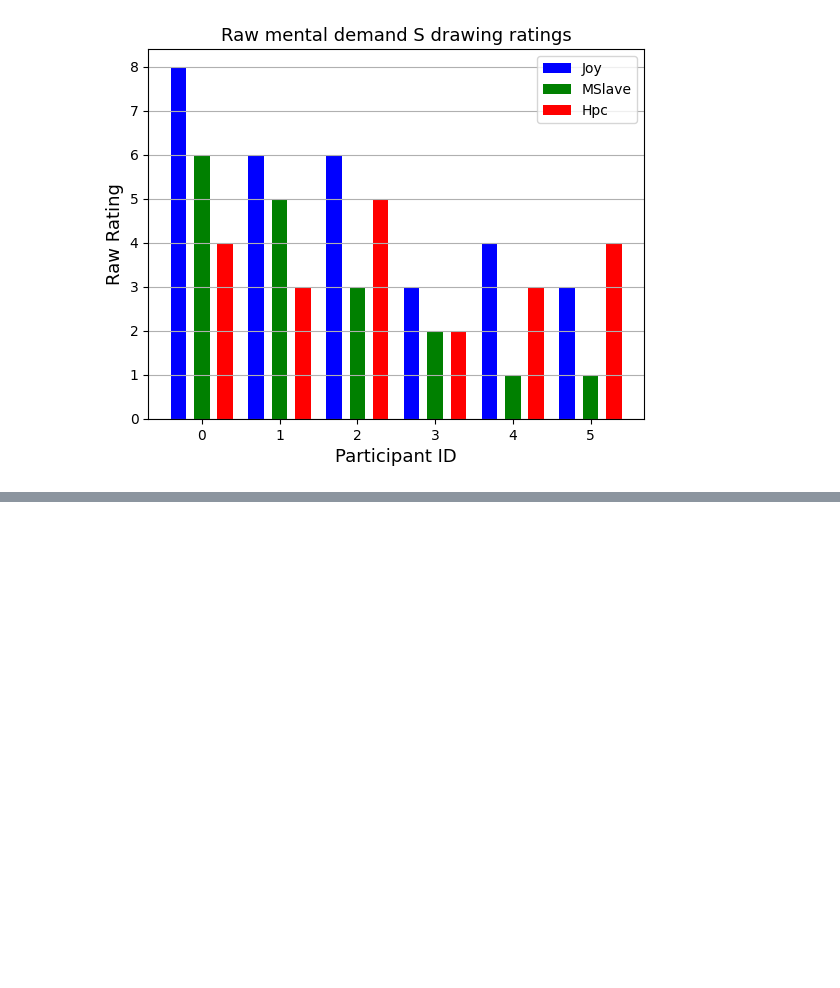
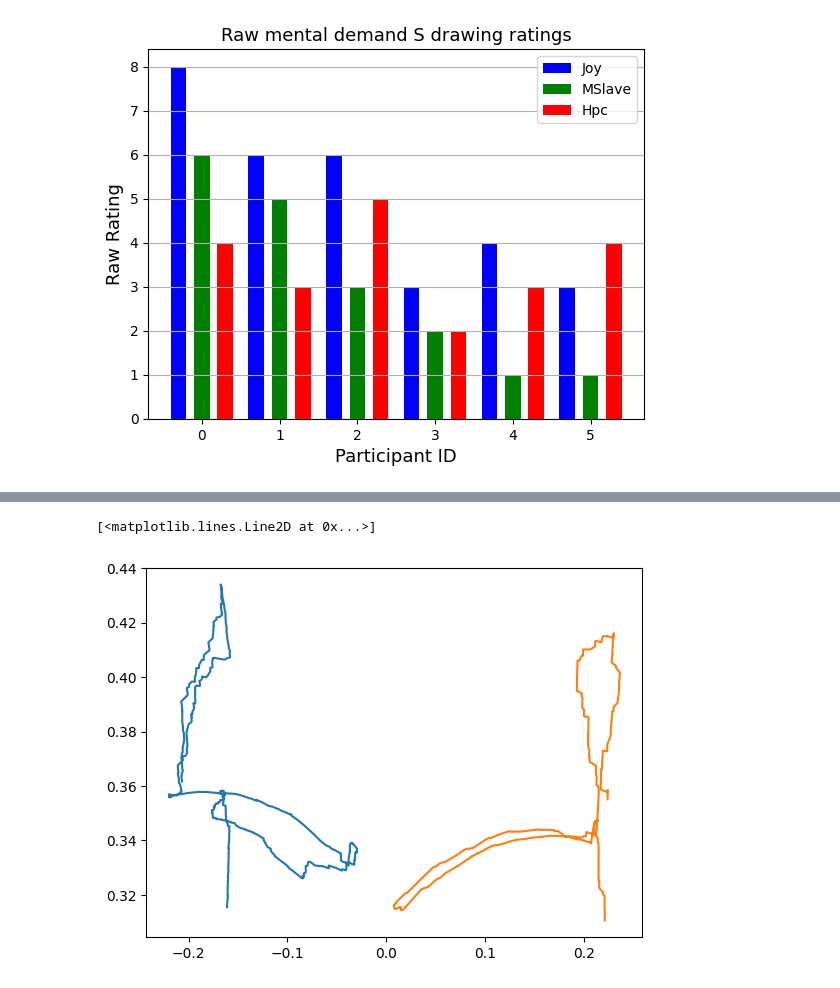
Before and after one commit to fzoric8/ros_utils, a Jupyter notebook: bags/licas_plots.ipynb, the cells around one changed output, grey strips where cells are left out. Drawn from its saved outputs; the diff is of its cells as text; code cells hidden in the pictures; blank space fills up the shorter version.

```diff
--- a/bags/licas_plots.ipynb
+++ b/bags/licas_plots.ipynb
@@ -804,0 +641,69 @@ radar.plot([3, 6, 4, 1, 1, 2],  "-", lw=2, color="y", alpha=0.4, label="second")
+# %%
+user11boxjoy_ = parse_joy(user11boxjoy)
+user11boxcart_ = parse_txt(user11boxcart)
+user11boxms_ = parse_txt(user11boxms)
+
+user12boxjoy_ = parse_joy(user12boxjoy)
+user12boxcart_ = parse_txt(user12boxcart)
+user12boxms_ = parse_txt(user12boxms)
+
+user13boxjoy_ = parse_joy(user13boxjoy)
+user13boxcart_ = parse_txt(user13boxcart)
+user13boxms_ = parse_txt(user13boxms)
+
+user11sjoy_, user11scart_, user11sms_ = parse(user11sjoy, user11scart, user11sms)
+user12sjoy_, user12scart_, user12sms_ = parse(user12sjoy, user12scart, user12sms)
+user13sjoy_, user13scart_, user13sms_ = parse(user13sjoy, user13scart, user13sms)
+# %%
+def get_xyz(dict_, key):
+
+    if "R" in key:
+        add_ = +0.16
+    if "L" in key:
+        add_ = -0.16
+
+    x = [float(i[0]) for i in dict_[key]]
+    y = [float(i[1])*(-1) + add_ for i in dict_[key]]
+    z = [float(i[2]) for i in dict_[key]]
+
+    return [x, y, z]
+
+def getq(dict_, key):
+
+    q1 = [float(i[0]) for i in dict_[key]]
+    q2 = [float(i[1]) for i in dict_[key]]
+    q3 = [float(i[2]) for i in dict_[key]]
+    q4 = [float(i[3]) for i in dict_[key]]
+    return q1,q2, q3, q4
+
+
+u1pLms = get_xyz(user11boxms_, "pL")
+u1pRms = get_xyz(user11boxms_, "pR")
+u2pLms = get_xyz(user12boxms_, "pL")
+u2pRms = get_xyz(user12boxms_, "pR")
+u3pLms = get_xyz(user13boxms_, "pL")
+u3pRms = get_xyz(user13boxms_, "pR")
+
+u1pLjoy = get_xyz(user11boxjoy_, "pL")
+u1pRjoy = get_xyz(user11boxjoy_, "pR")
+u2pLjoy = get_xyz(user12boxjoy_, "pL")
+u2pRjoy = get_xyz(user12boxjoy_, "pR")
+u3pLjoy = get_xyz(user13boxjoy_, "pL")
+u3pRjoy = get_xyz(user13boxjoy_, "pR")
+
+u1pLhpc = get_xyz(user11boxcart_, "pL")
+u1pRhpc = get_xyz(user11boxcart_, "pR")
+u2pLhpc = get_xyz(user12boxcart_, "pL")
+u2pRhpc = get_xyz(user12boxcart_, "pR")
+u3pLhpc = get_xyz(user13boxcart_, "pL")
+u3pRhpc = get_xyz(user13boxcart_, "pR")
+
+plt.figure()
+plt.plot(pLy, pLx)
+plt.plot(pRy, pRx)
+
+plt.figure()
+plt.plot(pL)
+# %% [output]
+[<matplotlib.lines.Line2D at 0x...>]
+[figure, added]
```
Also changed, not shown: parts of 36 cells of this notebook.
